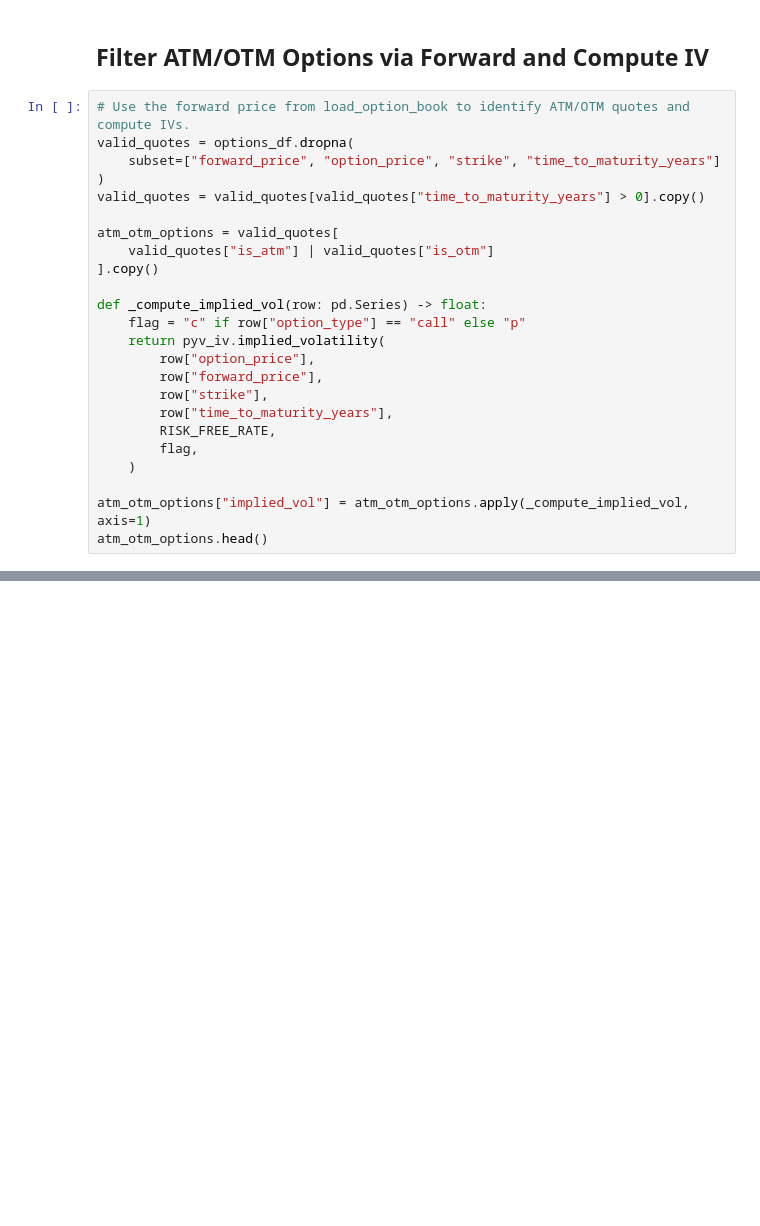
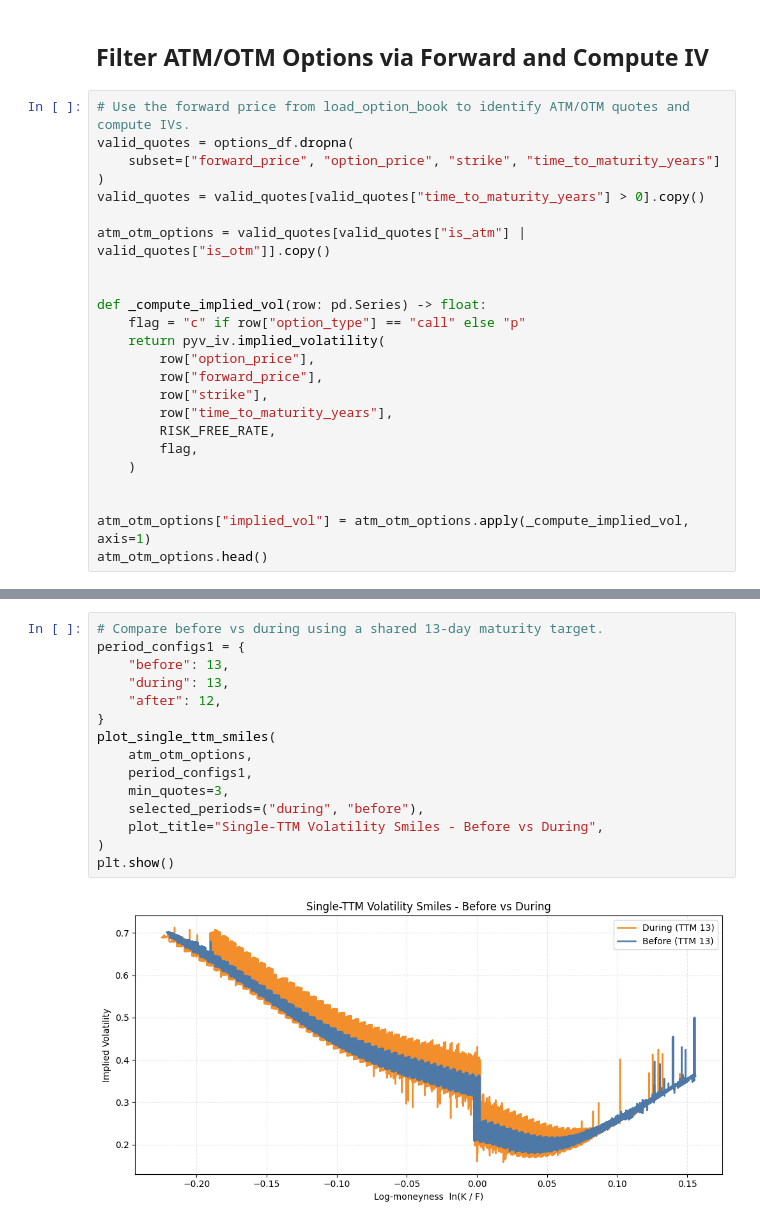
Before and after one commit to xavierchen0/qf620-stoch-proj, a Jupyter notebook: proj.ipynb, the cells around one changed output, grey strips where cells are left out. Drawn from its saved outputs; the diff is of its cells as text; blank space fills up the shorter version.

```diff
--- a/proj.ipynb
+++ b/proj.ipynb
@@ -399,9 +550,8 @@ valid_quotes = options_df.dropna(
 )
 valid_quotes = valid_quotes[valid_quotes["time_to_maturity_years"] > 0].copy()
 
-atm_otm_options = valid_quotes[
-    valid_quotes["is_atm"] | valid_quotes["is_otm"]
-].copy()
+atm_otm_options = valid_quotes[valid_quotes["is_atm"] | valid_quotes["is_otm"]].copy()
+
 
 def _compute_implied_vol(row: pd.Series) -> float:
     flag = "c" if row["option_type"] == "call" else "p"
@@ -414,5 +564,6 @@ def _compute_implied_vol(row: pd.Series) -> float:
         flag,
     )
 
+
 atm_otm_options["implied_vol"] = atm_otm_options.apply(_compute_implied_vol, axis=1)
 atm_otm_options.head()
@@ -430,0 +594,17 @@ for period in ("before", "during", "after"):
+# %%
+# Compare before vs during using a shared 13-day maturity target.
+period_configs1 = {
+    "before": 13,
+    "during": 13,
+    "after": 12,
+}
+plot_single_ttm_smiles(
+    atm_otm_options,
+    period_configs1,
+    min_quotes=3,
+    selected_periods=("during", "before"),
+    plot_title="Single-TTM Volatility Smiles - Before vs During",
+)
+plt.show()
+# %% [output]
+[figure, added]
```
Also changed, not shown: parts of 12 cells of this notebook, 1 other file.
